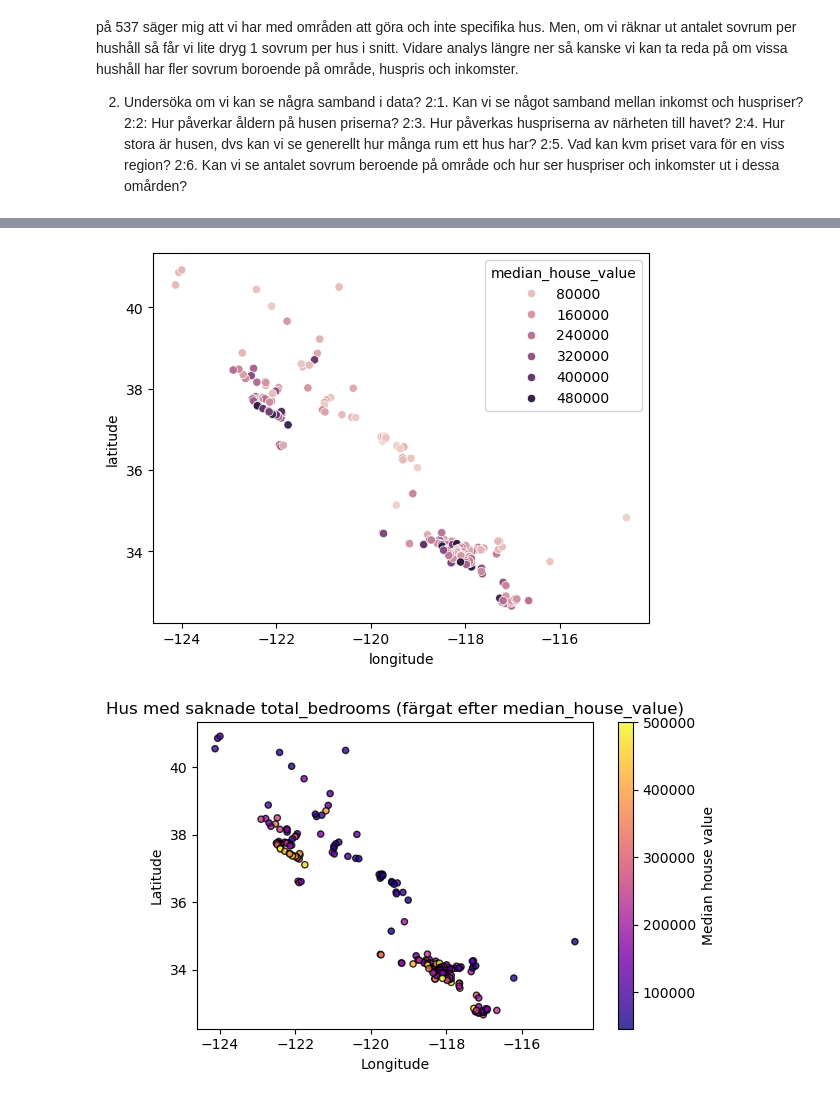
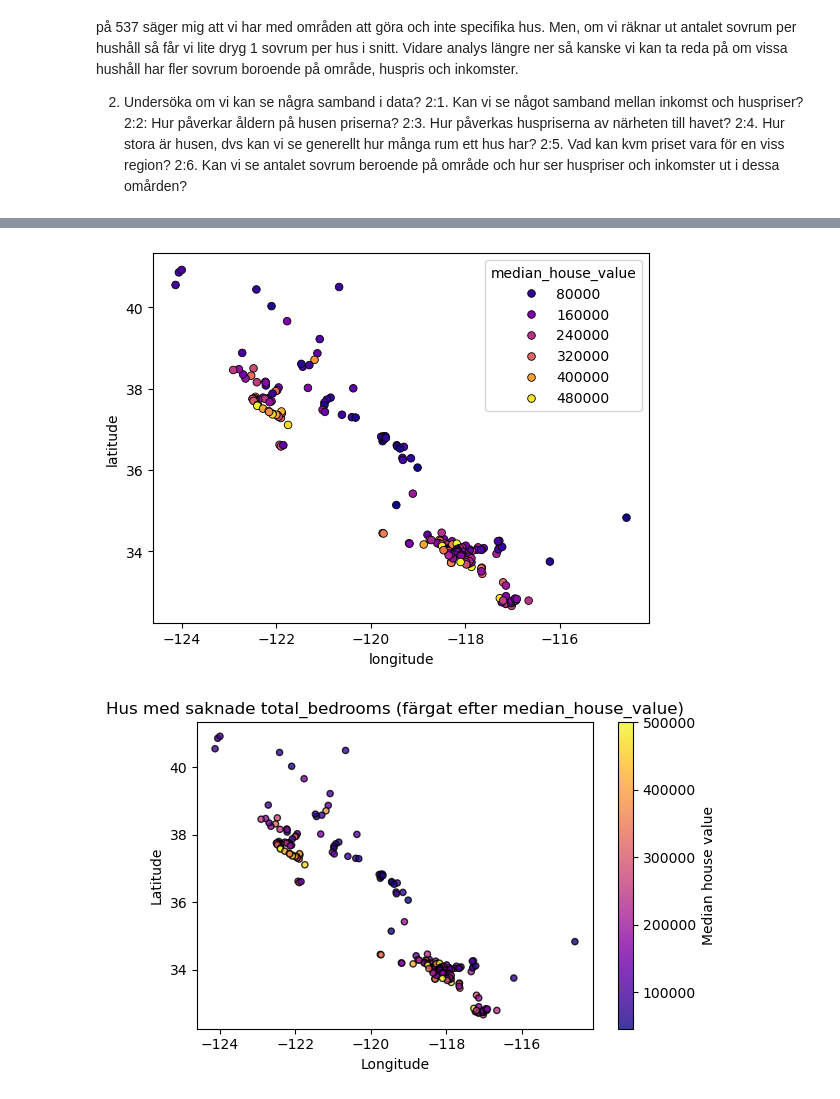
Before and after one commit to pejohans/python_and_ai, a Jupyter notebook: kunskapskontrol_3/EDA_housing.ipynb, the cells around one changed output, grey strips where cells are left out. Drawn from its saved outputs; the diff is of its cells as text; code cells hidden in the pictures.

```diff
--- a/kunskapskontrol_3/EDA_housing.ipynb
+++ b/kunskapskontrol_3/EDA_housing.ipynb
@@ -85,38 +85,43 @@ max         500001.000000
 #is it just bad data with rows that we could delete?
 
 #NOTE: Just trying out seaborn library here in comparison with matplotlib.pyplot down below.
-#So, visualizing same data with two different libraries.
+#So, visualizing same data with two different libraries. That being said, with the pyplot version
+#you have more control and searborn is more used for quickly visualizing data. You can
+#use seaborn in combination with pyplot since seaborn is built around pyplot.
 
 #Try to see if the null values are concentrated to a specific area
+cmap = plt.get_cmap("plasma")
 sns.scatterplot(data=houses[houses['total_bedrooms'].isnull()],
-                x='longitude', y='latitude', hue='median_house_value')
+                x='longitude', y='latitude', hue='median_house_value',
+                legend='auto', palette=cmap, s=30, alpha=1, edgecolor='black',
+                linewidth=0.6)
 #We can see two clusters which have null values for total bedrooms.
 
 
 # Filtrera rader med saknade total_bedrooms
 subset = houses[houses['total_bedrooms'].isnull()]
 
 # Skapa scatterplot med färg baserad på median_house_value
 fig, ax = plt.subplots(figsize=(6, 4))
 sc = ax.scatter(
     subset['longitude'],
     subset['latitude'],
     c=subset['median_house_value'],  # färgvärden
     cmap='plasma',                  # färgpalett
     s=20,                            # punktstorlek
     alpha=0.8,                       # transparens
     edgecolors='black'                # renare look
 )
 
 # Lägg till färgbar och etiketter
 cbar = fig.colorbar(sc)
 cbar.set_label('Median house value')
 
 ax.set_xlabel('Longitude')
 ax.set_ylabel('Latitude')
 ax.set_title('Hus med saknade total_bedrooms (färgat efter median_house_value)')
 fig.tight_layout()
 #fig.show()
 # %% [output]
-[figure, old version]
+[figure, new version]
 [figure]
```
Also changed, not shown: parts of 2 cells of this notebook.
